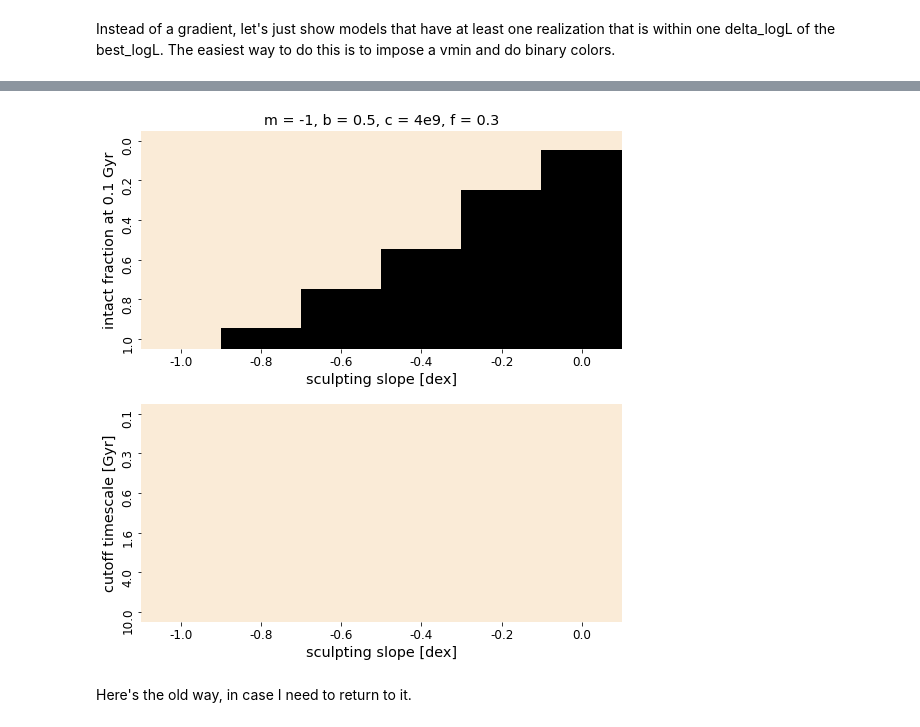
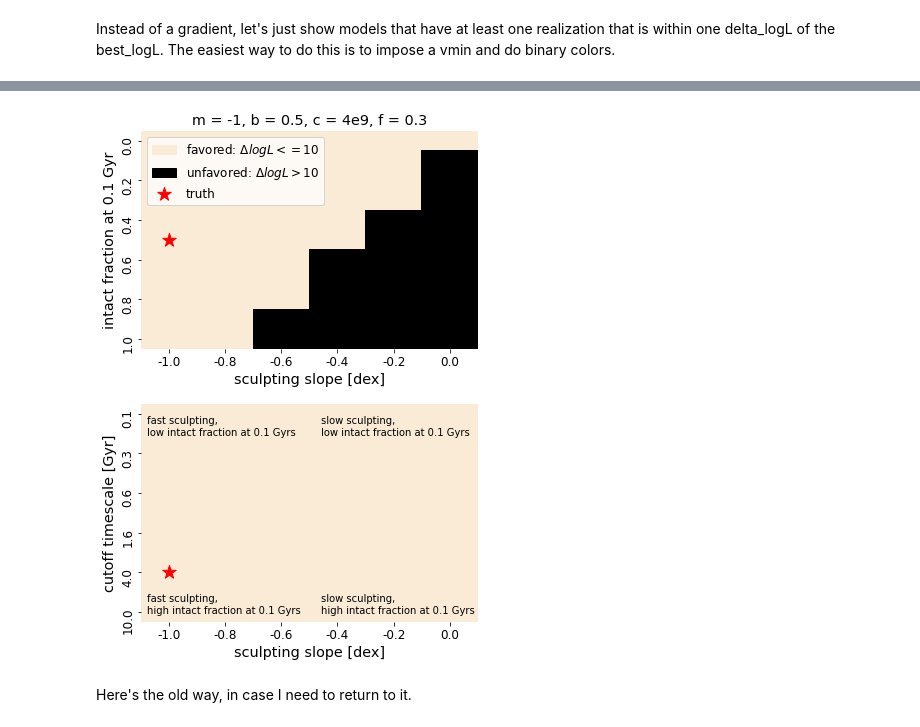
Before and after one commit to exoclam/mastrangelo, a Jupyter notebook: notebooks/injection-recovery.ipynb, the cells around one changed output, grey strips where cells are left out. Cells and saved outputs as stored; diff of their text form; code cells hidden in the pictures.

Commit message:
final decision made on 2D and green model plot designs for paper; kicked off recovery run for 10% age error HPG job

```diff
--- a/notebooks/injection-recovery.ipynb
+++ b/notebooks/injection-recovery.ipynb
@@ -286,7 +286,7 @@ ground_truth = model_logLs.loc[(model_logLs.m == -1.) & (model_logLs.b == 0.5) &
 print("Ground truth: ", ground_truth)
 delta_logL = np.std(recovery.loc[(np.round(recovery.ms, 1) == -1.) & (np.round(recovery.bs,1) == 0.5) & (np.round(recovery.cs, -8) == 4e9) & (np.round(recovery.fs,1) == 0.3)].logLs)
 print("delta logL: ", delta_logL)
-delta_logL = 5.
+delta_logL = 10.
 
 good_models = model_logLs.loc[np.abs(model_logLs.logL - best_logL) <= delta_logL]
 print("Some models between best model and ground truth: ")
@@ -430,7 +430,7 @@ label_flag = True
 for index, row in good_models.reset_index().iterrows():
     m, b, c, f = row.m, row.b, row.c, row.f
     if label_flag == True:
-        plt.plot(x, build_models(x, m, b, c, f), color='green', zorder=0, label='good models', alpha=0.5)
+        plt.plot(x, build_models(x, m, b, c, f), color='green', zorder=0, label='favored models', alpha=0.5)
     elif label_flag == False:
         plt.plot(x, build_models(x, m, b, c, f), color='green', zorder=0, alpha=0.5)
     label_flag = False
@@ -452,7 +452,7 @@ plt.xlabel('age [Gyr]')
 plt.ylabel('P(intact)')
 plt.title(f'm = -1., b = 0.5, c = 4e9, f = 0.3 (fast sculpting)')
 plt.legend()
-#plt.savefig(path+'figures/inj-rec-fast-models.png', facecolor='white', bbox_inches='tight')
+plt.savefig(path+'figures/inj-rec-fast-models.png', facecolor='white', bbox_inches='tight')
 plt.show()
 # %% [output]
 -0.6 0.0 158489319.0 0.3
@@ -702,7 +719,7 @@ Instead of a gradient, let's just show models that have at least one realization
 # %%
 from matplotlib.colors import ListedColormap
 
-f, ((ax1, ax2)) = plt.subplots(2, 1, figsize=(8, 8))
+f, ((ax1, ax2)) = plt.subplots(2, 1, figsize=(6, 8))
 f.tight_layout(pad=3.)
 
 ### 1
@@ -711,35 +728,49 @@ piv.loc[piv.logL >= best_logL - delta_logL,'logL'] = 1
 piv.loc[piv.logL <  best_logL - delta_logL,'logL'] = 0
 piv = piv.pivot("b","m","logL") # vs logged_normalized_likelihood
 #special_data = np.ma.masked_where(piv>=best_logL-delta_logL, piv)
 
 #fig, ax = plt.subplots()
 sns.heatmap(piv, yticklabels=model_logLs.b.unique().round(1), xticklabels=model_logLs.m.unique().round(1), ax=ax1, cmap=ListedColormap(['black','antiquewhite']), cbar=False)
             #cbar_kws={'label': 'logL'}, ax=ax1) #cmap=ListedColormap(['black']), mask=(special_data == 1))#, vmin=best_logL-delta_logL)
 ax1.set_yticks(ax1.get_yticks()[::2]) # sample every other tick, for cleanness
 ax1.set_title('m = -1, b = 0.5, c = 4e9, f = 0.3')
 ax1.set(ylabel='intact fraction at 0.1 Gyr')
 ax1.set(xlabel='sculpting slope [dex]')
+ax1.scatter(0.5, 5.5, color='red', marker='*', s=200, label='truth')
 
 ### 2
 piv = model_logLs.groupby(['m','c']).max('logL').reset_index()
 piv.loc[piv.logL >= best_logL - delta_logL,'logL'] = 1
 piv.loc[piv.logL <  best_logL - delta_logL,'logL'] = 0
 piv = piv.pivot("c","m","logL") # vs logged_normalized_likelihood
 #special_data = np.ma.masked_where(piv>=best_logL-delta_logL, piv)
 
 sns.heatmap(piv, yticklabels=np.round(model_logLs.c.unique()/1e9,1), xticklabels=model_logLs.m.unique().round(1), ax=ax2, cmap=ListedColormap(['antiquewhite']), cbar=False)
             #cbar_kws={'label': 'logL'}, ax=ax2)# cmap=ListedColormap(['black']), mask=(special_data == 1))#vmin=best_logL-delta_logL)
 #sns.heatmap(piv, vmin=-455, vmax=-17.9)
 ax2.set_yticks(ax2.get_yticks()[::2]) # sample every other tick, for cleanness
 ax2.set(ylabel='cutoff timescale [Gyr]')
 ax2.set(xlabel='sculpting slope [dex]')
 #ax2.yaxis.set_major_formatter(tick.FuncFormatter(y_fmt))
 #ax2.yaxis.set_major_formatter(tick.FormatStrFormatter('%2.2e'))
 
-#plt.savefig(path+'figures/inj-rec-fast-2d.png', facecolor='white', bbox_inches='tight')
+ax2_truth = ax2.scatter(0.5, 8.5, color='red', marker='*', s=200, label='truth')
+
+import matplotlib.patches as mpatches
+import matplotlib.pyplot as plt
+
+white_patch = mpatches.Patch(color='antiquewhite', label=f'favored: $\Delta logL <= {int(delta_logL)}$')
+black_patch = mpatches.Patch(color='black', label=f'unfavored: $\Delta logL > {int(delta_logL)}$')
+
+ax1.legend(handles=[white_patch, black_patch, ax2_truth], loc='upper left')
+ax2.text(0.1, 1.5, "fast sculpting,\nlow intact fraction at 0.1 Gyrs", fontsize='medium', wrap=True)
+ax2.text(3.2, 1.5, "slow sculpting,\nlow intact fraction at 0.1 Gyrs", fontsize='medium', wrap=True)
+ax2.text(0.1, 10.5, "fast sculpting,\nhigh intact fraction at 0.1 Gyrs", fontsize='medium', wrap=True)
+ax2.text(3.2, 10.5, "slow sculpting,\nhigh intact fraction at 0.1 Gyrs", fontsize='medium', wrap=True)
+plt.savefig(path+'figures/inj-rec-fast-2d.png', facecolor='white', bbox_inches='tight')
 plt.show()
 # %% [output]
-[figure, old version]
+[figure, new version]
 # %% [markdown]
 Here's the old way, in case I need to return to it.
 # %%
```
Also changed, not shown: parts of 19 cells of this notebook, 2 other files.
